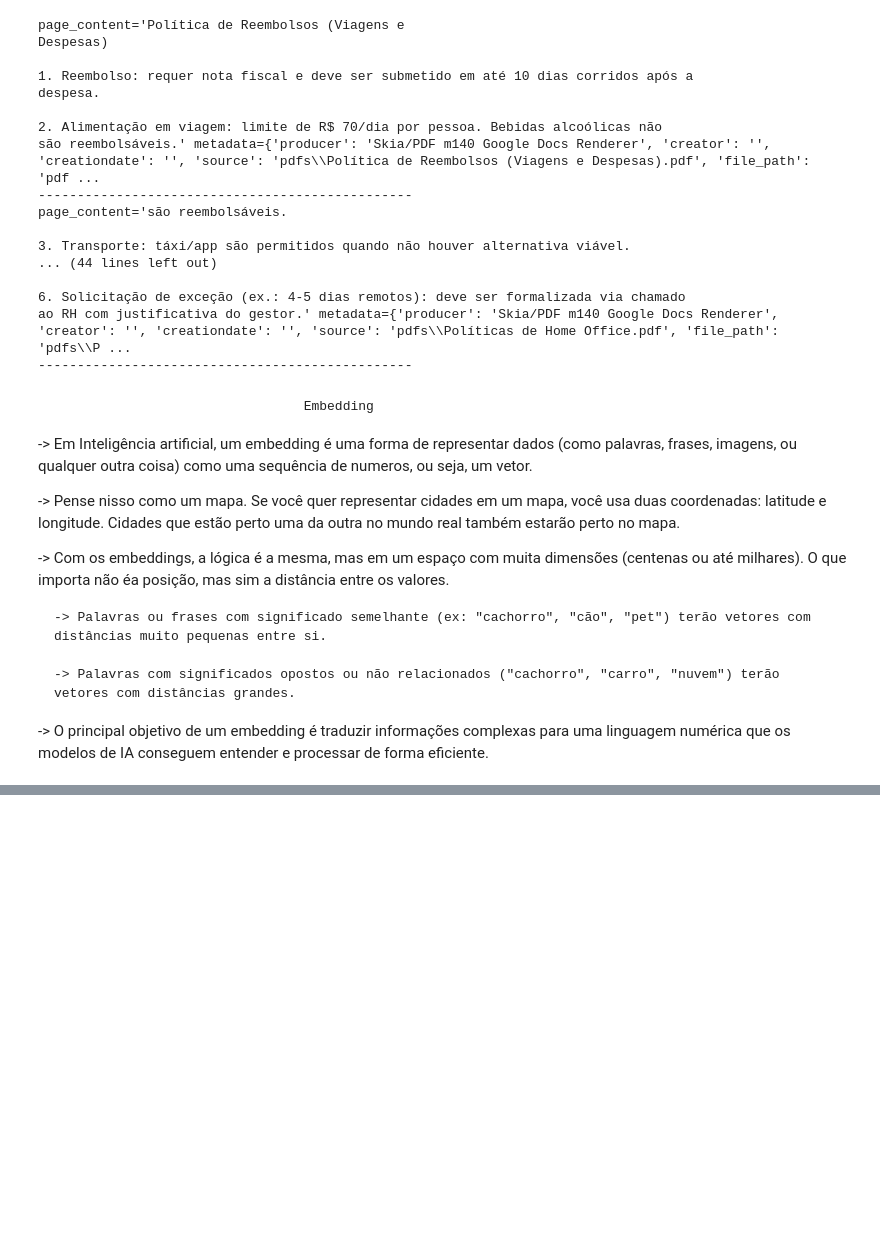
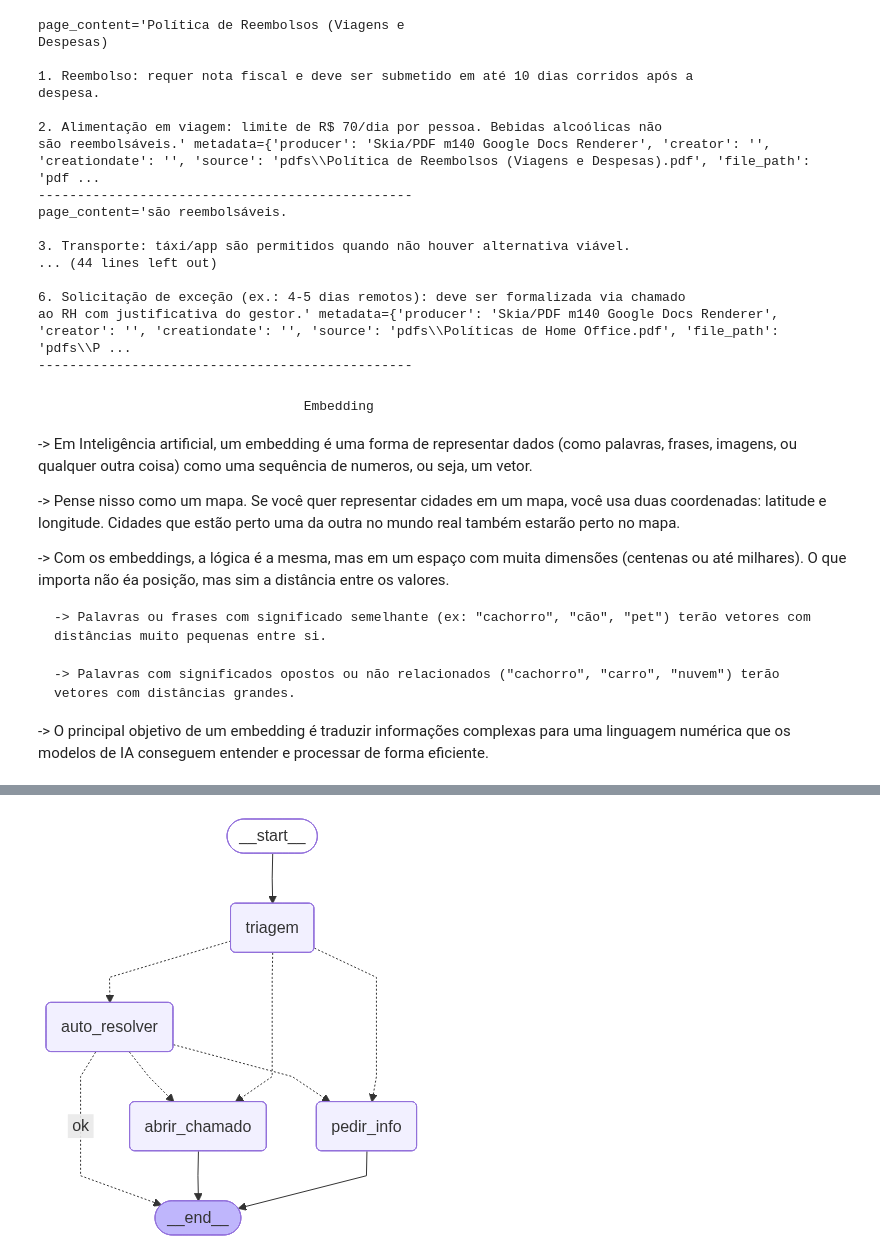
Before and after one commit to caikedomingues/imers-o-agentes-de-ia-da-alura, a Jupyter notebook: Agente.ipynb, the cells around one changed output, grey strips where cells are left out. Drawn from its saved outputs; the diff is of its cells as text; code cells hidden in the pictures; blank space fills up the shorter version.

Commit message:
fim da imersão de agentes de IA da Alura
Posteriormente irei terminar de comentar os códigos

```diff
--- a/Agente.ipynb
+++ b/Agente.ipynb
@@ -447,0 +660,10 @@ Resposta: Não sei
+# %%
+def node_pedir_info(state:AgentState) -> AgentState:
+
+    print("Iniciando o nó de pedir info")
+
+    faltantes = state["triagem"].get("campos_faltantes",[])
+
+    detalhe = ",".join(faltantes) if faltantes else "Tema e contexto especifico"
+
+    return {"resposta":f"Para avançar, preciso que detalhe: {detalhe}", "citações": [], "acao_final": "PEDIR_INFO"}
@@ -447,0 +719,37 @@ Resposta: Não sei
+# %%
+from langgraph.graph import StateGraph, START, END
+
+workflow = StateGraph(AgentState)
+
+workflow.add_node("triagem", node_triagem)
+workflow.add_node("auto_resolver", node_auto_resolver)
+workflow.add_node("pedir_info", node_pedir_info)
+workflow.add_node("abrir_chamado",node_abrir_chamado)
+
+workflow.add_edge(START, "triagem")
+
+workflow.add_conditional_edges("triagem", decidir_pos_triagem, {
+    "auto_resolver": "auto_resolver",
+    "pedir_info": "pedir_info",
+    "abrir_chamado":"abrir_chamado"
+})
+
+workflow.add_conditional_edges("auto_resolver", decidir_pos_auto_resolver, {
+    "pedir_info": "pedir_info",
+    "abrir_chamado":"abrir_chamado",
+    "ok": END
+})
+
+workflow.add_edge("pedir_info", END)
+
+workflow.add_edge("abrir_chamado", END)
+
+grafo = workflow.compile()
+# %%
+from IPython.display import display, Image
+
+graph_bytes = grafo.get_graph().draw_mermaid_png()
+
+display(Image(graph_bytes))
+# %% [output]
+[figure, added]
```
Also changed, not shown: parts of 26 cells of this notebook.
